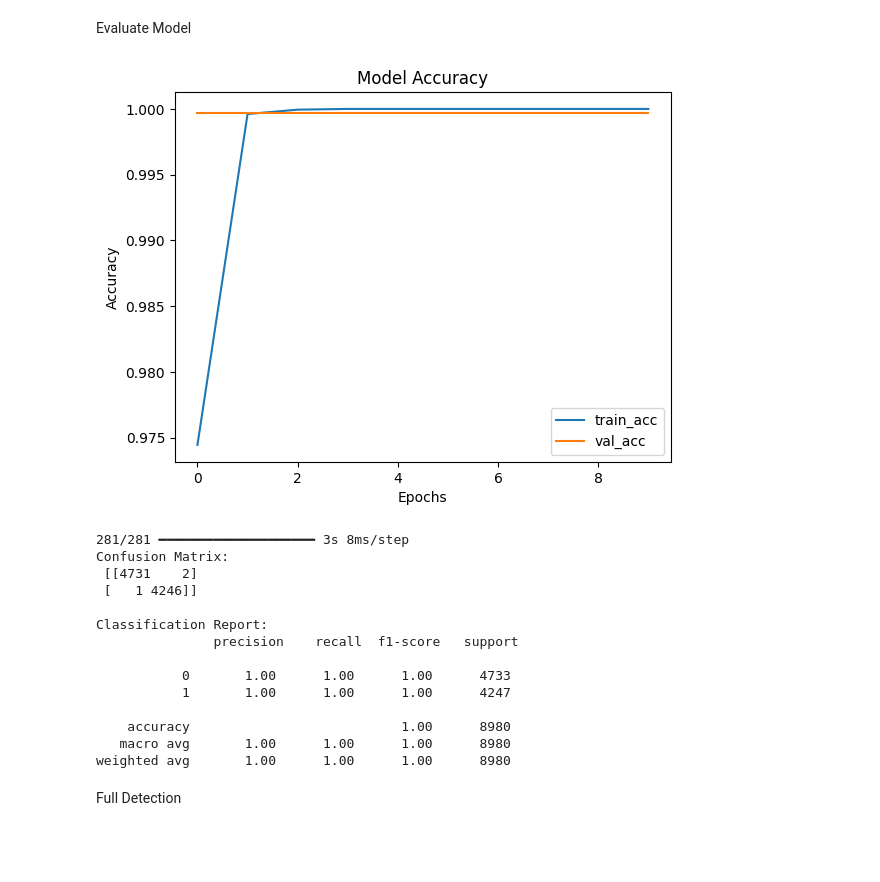
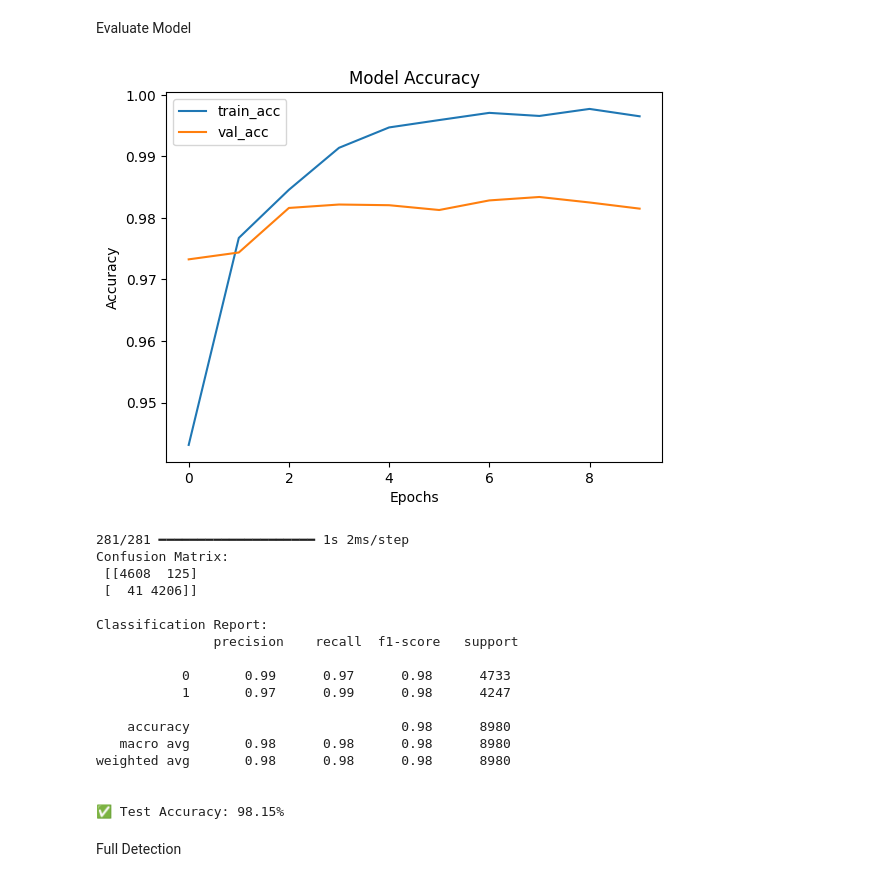
Before and after one commit to AnjanaGunarathna/DL_News_Detection, a Jupyter notebook: DLAssignment.ipynb, the cells around one changed output. Cells and saved outputs as stored; diff of their text form; code cells hidden in the pictures; blank space fills up the shorter version.

```diff
--- a/DLAssignment.ipynb
+++ b/DLAssignment.ipynb
@@ -66,8 +66,8 @@ Tokenization & Padding
 from tensorflow.keras.preprocessing.text import Tokenizer
 from tensorflow.keras.preprocessing.sequence import pad_sequences
 
-vocab_size = 15000
-max_len = 5000
+vocab_size = 150
+max_len = 150
 
 tokenizer = Tokenizer(num_words=vocab_size)
 tokenizer.fit_on_texts(X_train)
@@ -151,36 +151,41 @@ Evaluate Model
 # %%
 import matplotlib.pyplot as plt
 from sklearn.metrics import confusion_matrix, classification_report
 
 # Plot training history
 plt.plot(history.history['accuracy'], label='train_acc')
 plt.plot(history.history['val_accuracy'], label='val_acc')
 plt.title('Model Accuracy')
 plt.xlabel('Epochs')
 plt.ylabel('Accuracy')
 plt.legend()
 plt.show()
 
 # Predictions & metrics
 y_pred = (model.predict(X_test_pad) > 0.5).astype("int32")
 print("Confusion Matrix:\n", confusion_matrix(y_test, y_pred))
 print("\nClassification Report:\n", classification_report(y_test, y_pred))
+loss, accuracy = model.evaluate(X_test_pad, y_test, verbose=0)
+print(f"\n✅ Test Accuracy: {accuracy * 100:.2f}%")
 # %% [output]
-[figure, old version]
+[figure, new version]
-281/281 ━━━━━━━━━━━━━━━━━━━━ 3s 8ms/step
+281/281 ━━━━━━━━━━━━━━━━━━━━ 1s 2ms/step
 Confusion Matrix:
- [[4731    2]
- [   1 4246]]
+ [[4608  125]
+ [  41 4206]]
 
 Classification Report:
                precision    recall  f1-score   support
 
-           0       1.00      1.00      1.00      4733
-           1       1.00      1.00      1.00      4247
+           0       0.99      0.97      0.98      4733
+           1       0.97      0.99      0.98      4247
 
-    accuracy                           1.00      8980
-   macro avg       1.00      1.00      1.00      8980
-weighted avg       1.00      1.00      1.00      8980
+    accuracy                           0.98      8980
+   macro avg       0.98      0.98      0.98      8980
+weighted avg       0.98      0.98      0.98      8980
+
+
+✅ Test Accuracy: 98.15%
 # %% [markdown]
 Full Detection
 # %%
```
Also changed, not shown: parts of 3 cells of this notebook.
